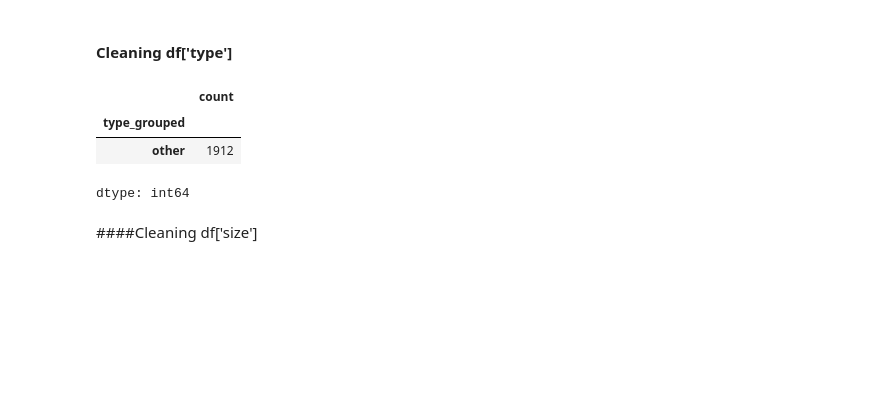
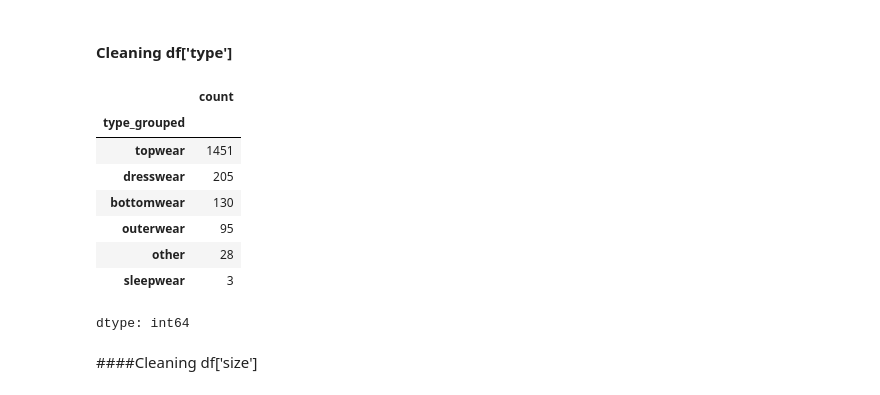
Before and after one commit to Boonyaratt/Second-Hand-Price-Prediction-CNN, a Jupyter notebook: Main.ipynb, the cells around one changed output. Drawn from its saved outputs; the diff is of its cells as text; code cells hidden in the pictures; blank space fills up the shorter version.

```diff
--- a/Main.ipynb
+++ b/Main.ipynb
@@ -223,7 +225,7 @@ df.isna().sum()
 | weight | 741 |
 dtype: int64
 # %%
-df = df.drop(['smell','holes','weight','comment','annotator'], axis=1)
+df = df.drop(['smell','weight','comment','annotator'], axis=1)
 # %%
 def display_unique_values(df, columns=None):
     if columns is None:
@@ -336,6 +338,7 @@ for group, brands in brand_groups.items():
 # 4. Map กลุ่มแบรนด์จากชื่อสะอาด
 df['brand_group'] = df['brand_clean'].map(brand_to_group_map).fillna('Other Brands')
 # %%
+df = df.drop(['brand','brand_clean'], axis=1)
 df['brand_group'].value_counts()
 # %% [output]
 |  | count |
@@ -392,11 +395,17 @@ def simplify_type(df):
 
 df = simplify_type(df)
 # %%
+df = df.drop(['type','type_clean'], axis=1)
 df['type_grouped'].value_counts()
 # %% [output]
 |  | count |
 | type_grouped |  |
-| other | 1912 |
+| topwear | 1451 |
+| dresswear | 205 |
+| bottomwear | 130 |
+| outerwear | 95 |
+| other | 28 |
+| sleepwear | 3 |
 dtype: int64
 # %% [markdown]
 ####Cleaning df['size']
```
Also changed, not shown: parts of 40 cells of this notebook.
